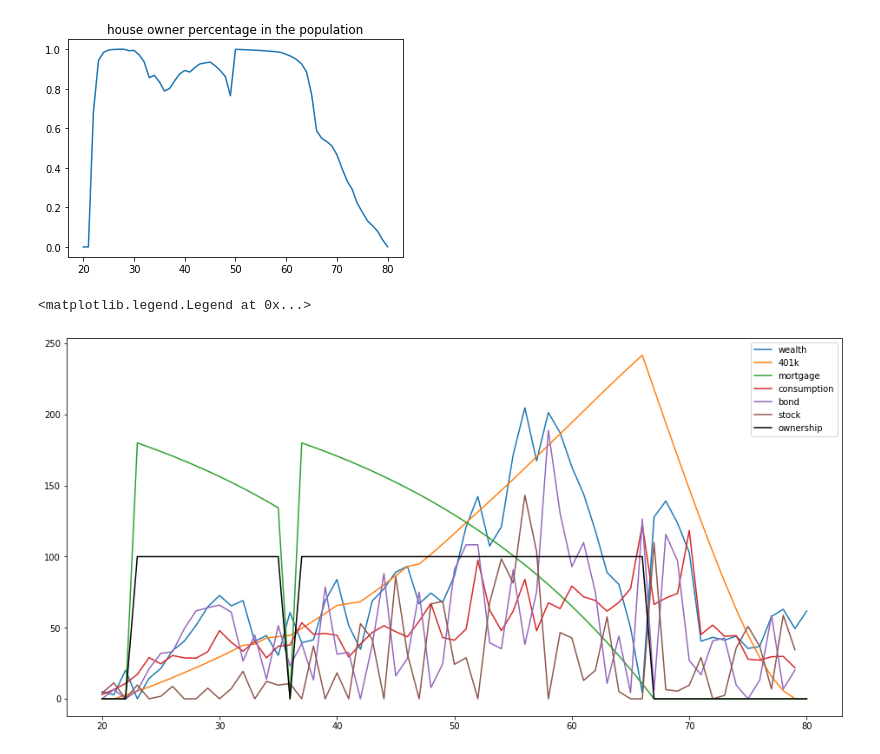
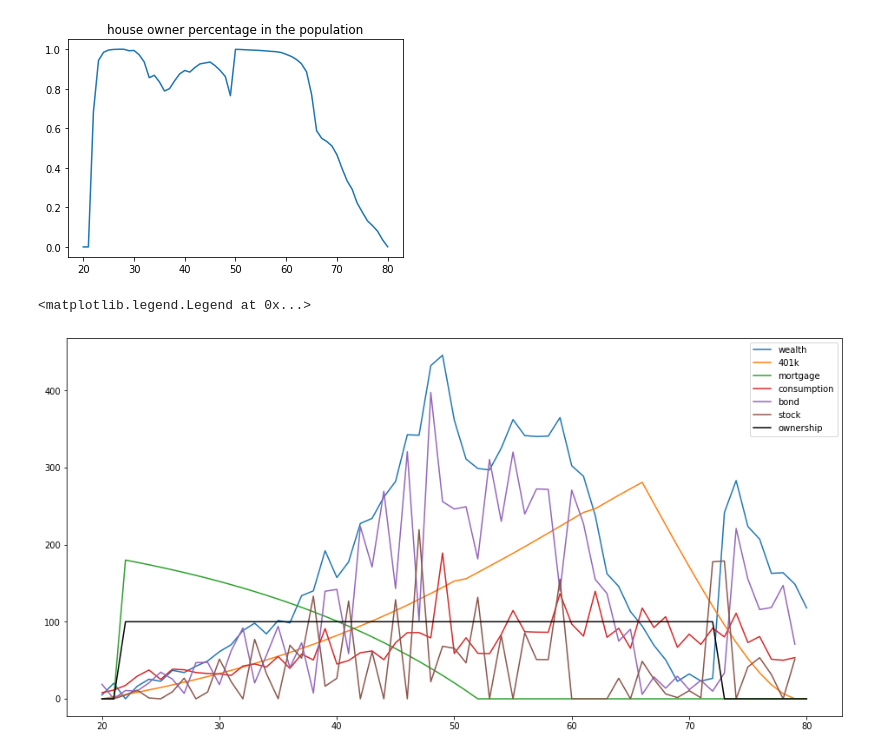
Before and after one commit to dongxulee/lifeCycle, a Jupyter notebook: 20210519/simulationV_gamma4-force-0.ipynb, the cells around one changed output. Drawn from its saved outputs; the diff is of its cells as text; code cells hidden in the pictures.

```diff
--- a/20210519/simulationV_gamma4-force-0.ipynb
+++ b/20210519/simulationV_gamma4-force-0.ipynb
@@ -97,16 +97,16 @@ plt.plot(range(20, T_max + 21),(os).mean(axis = 1), label = "owning")
 [figure]
 # %%
 # agent number, x = [w,n,m,s,e,o]
-agentNum = 18
+agentNum = 5033
 plt.figure(figsize = [16,8])
 plt.plot(range(20, T_max + 21),ws[:,agentNum], label = "wealth")
 plt.plot(range(20, T_max + 21),ns[:,agentNum], label = "401k")
 plt.plot(range(20, T_max + 21),ms[:,agentNum], label = "mortgage")
 plt.plot(range(20, T_max + 20),cs[:,agentNum], label = "consumption")
 plt.plot(range(20, T_max + 20),bs[:,agentNum], label = "bond")
 plt.plot(range(20, T_max + 20),ks[:,agentNum], label = "stock")
 plt.plot(range(20, T_max + 21),os[:,agentNum]*100, label = "ownership", color = "k")
 plt.legend()
 # %% [output]
 <matplotlib.legend.Legend at 0x...>
-[figure, old version]
+[figure, new version]
```
Also changed, not shown: parts of 18 cells of this notebook, 2 other files.
